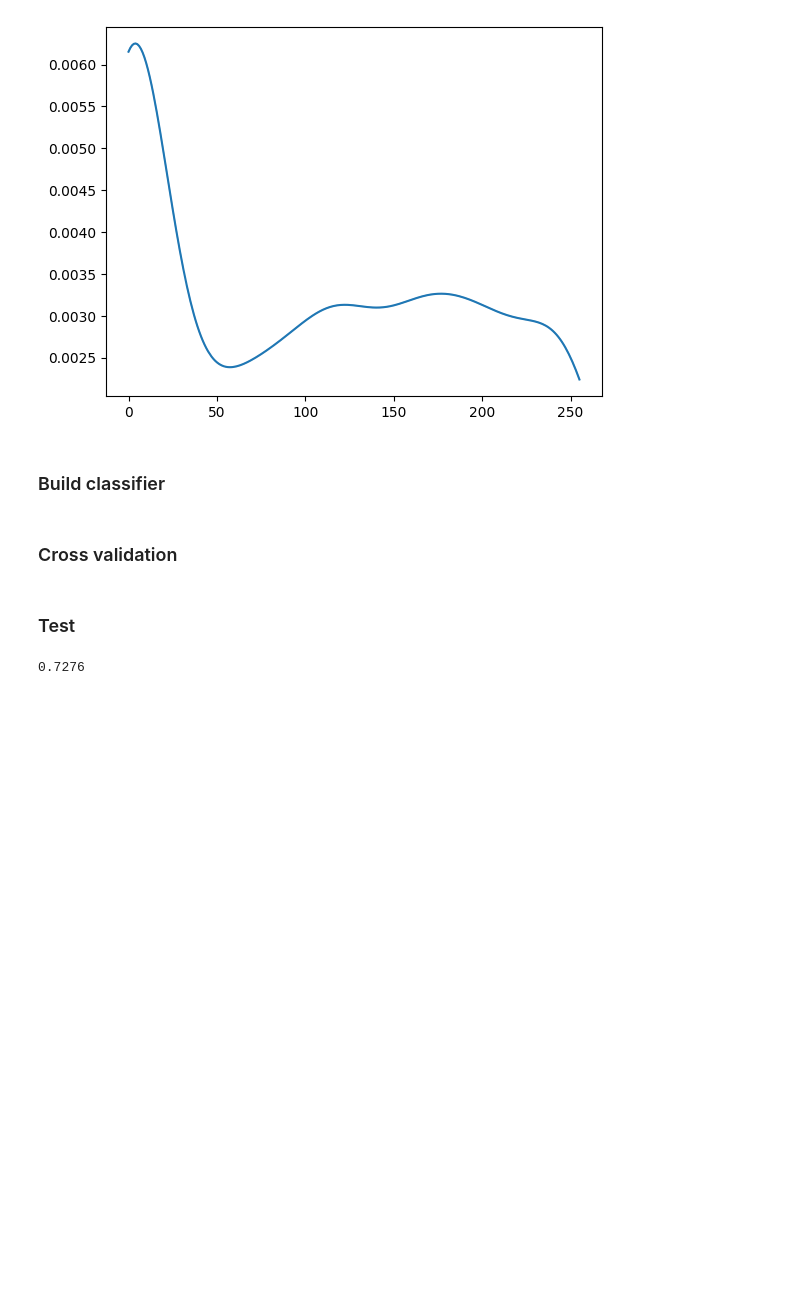
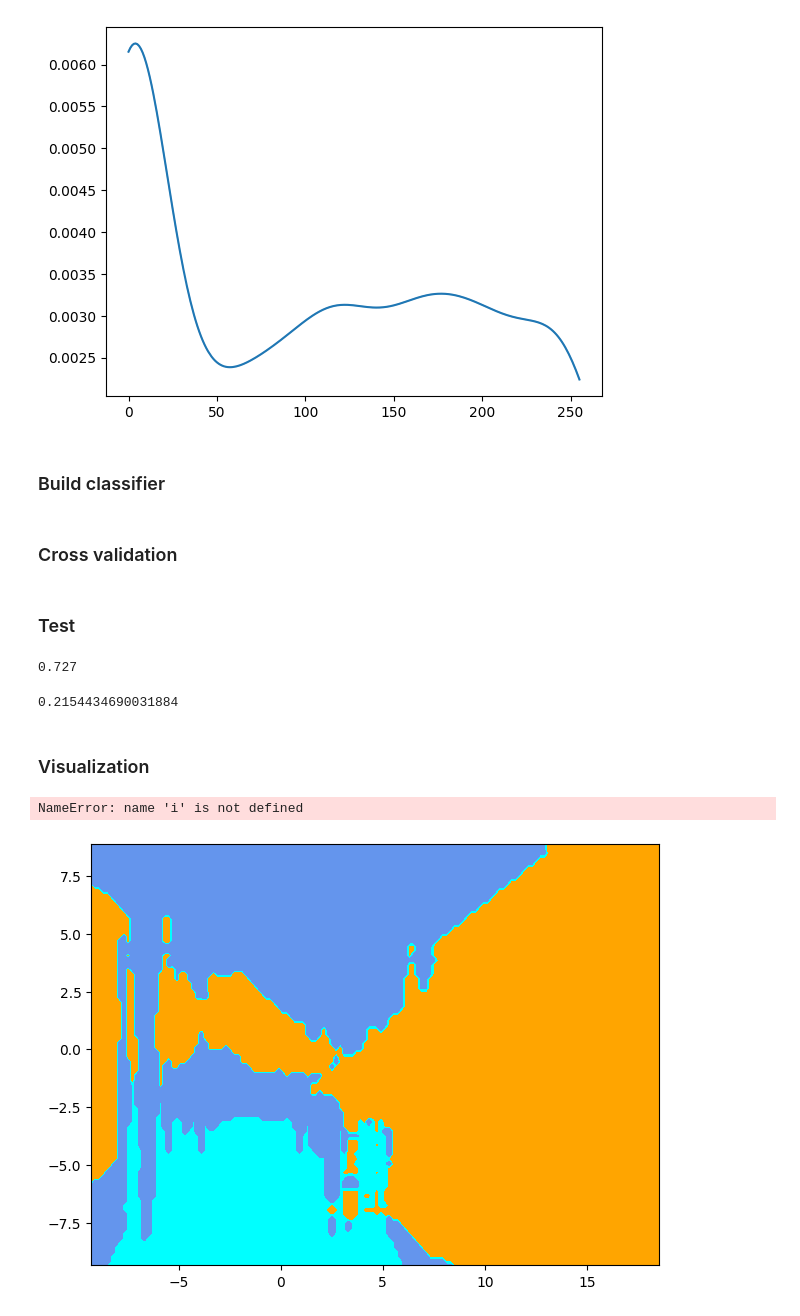
Before and after one commit to julielhagen/Clothing_classification-, a Jupyter notebook: NaiveBayes.ipynb, the cells around one changed output. Saved outputs shown, nothing was run; the diff lists cells and outputs as text; code cells hidden in the pictures; blank space fills up the shorter version.

```diff
--- a/NaiveBayes.ipynb
+++ b/NaiveBayes.ipynb
@@ -56,6 +58,11 @@ class NaiveBayes():
         self.class_labels = None
         self.priors = None # Prior class probabilities
         self.conditionals = None # Class conditionals
+
+    def get_params(self, deep=True):
+        params = {'h': self.h, 'pdf_estimator': self.pdf_estimator}
+
+        return params
 
     def pdf_hist(self, X, y, class_labels):
         conditionals = dict()
@@ -87,7 +94,7 @@ class NaiveBayes():
             for i in range(X.shape[1]):
                 x = X[y == cl][:,i]
 
-                kernels_cl.append(stats.gaussian_kde(x))
+                kernels_cl.append(stats.gaussian_kde(x, self.h))
 
             kernels[cl] = kernels_cl
 
@@ -156,7 +163,7 @@ class NaiveBayes():
         posteriors = self.predict_proba(X)
         return np.argmax(posteriors, axis=1)
 # %%
-NB = NaiveBayes(0.1,'kde')
+NB = NaiveBayes(0.2,'kde')
 NB.fit(X_train_transformed, y_train)
 # %%
 yhat = NB.predict(X_test_transformed)
@@ -169,4 +191,52 @@ from sklearn.metrics import accuracy_score
 # %%
 accuracy_score(y_true=y_test, y_pred=yhat)
 # %% [output]
-0.7276
+0.727
+# %%
+10000**(-1./(2+4))
+# %% [output]
+0.2154434690031884
+# %% [markdown]
+### Visualization
+# %%
+d = {'LDA1':X_train_transformed[:,0], 'LDA2':X_train_transformed[:,1]}
+X = pd.DataFrame(d)
+y=y_train
+# %%
+# Define subplots
+#fig, ax = plt.subplots(4, 4, figsize = (15,15), sharex=True, sharey=True);
+fig, ax = plt.subplots()
+plt.tight_layout();
+
+# Define color schemes
+cmap_light = ListedColormap(['orange', 'cyan', 'cornflowerblue', 'red', 'green'])
+cmap_bold = ['darkorange', 'c', 'darkblue']
+
+# Step size in grid
+h = 0.2
+
+# Define different estimators and learningrates
+#n_estimators = [1,10,100,100]
+#learning_rate = [0.1, 0.5, 0.8, 1]
+
+# Create a grid
+x_min, x_max = X['LDA1'].min() - 1, X['LDA1'].max() + 1
+y_min, y_max = X['LDA2'].min() - 1, X['LDA2'].max() + 1
+xx, yy = np.meshgrid(np.arange(x_min, x_max, h), np.arange(y_min, y_max, h))
+
+#for i, n in enumerate(n_estimators):
+#    for j, l in enumerate(learning_rate):
+clf = NaiveBayes(h=0.1, pdf_estimator='kde')
+clf.fit(X_train_transformed, y)
+
+# Plot decision regions
+Z = clf.predict(np.c_[xx.ravel(), yy.ravel()])
+Z = Z.reshape(xx.shape)
+ax.contourf(xx, yy, Z, cmap=cmap_light)
+
+# Plot also the training points
+sns.scatterplot(x='LDA1', y="LDA2", hue=y, data=X, palette=cmap_bold, alpha=1.0, edgecolor="black", ax=ax[i, j])
+#ax.set_title(f"Boosting stages: {n_estimators[i]} Learning rate: {learning_rate[j]}");
+# %% [output]
+NameError: name 'i' is not defined
+[figure, added]
```
Also changed, not shown: parts of 12 cells of this notebook.
